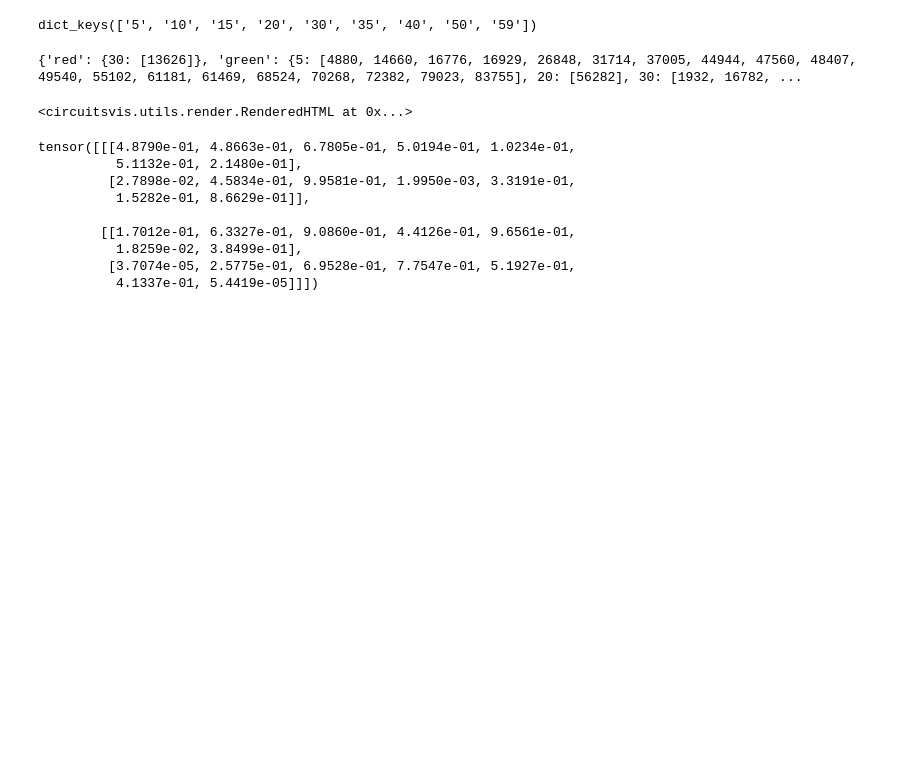
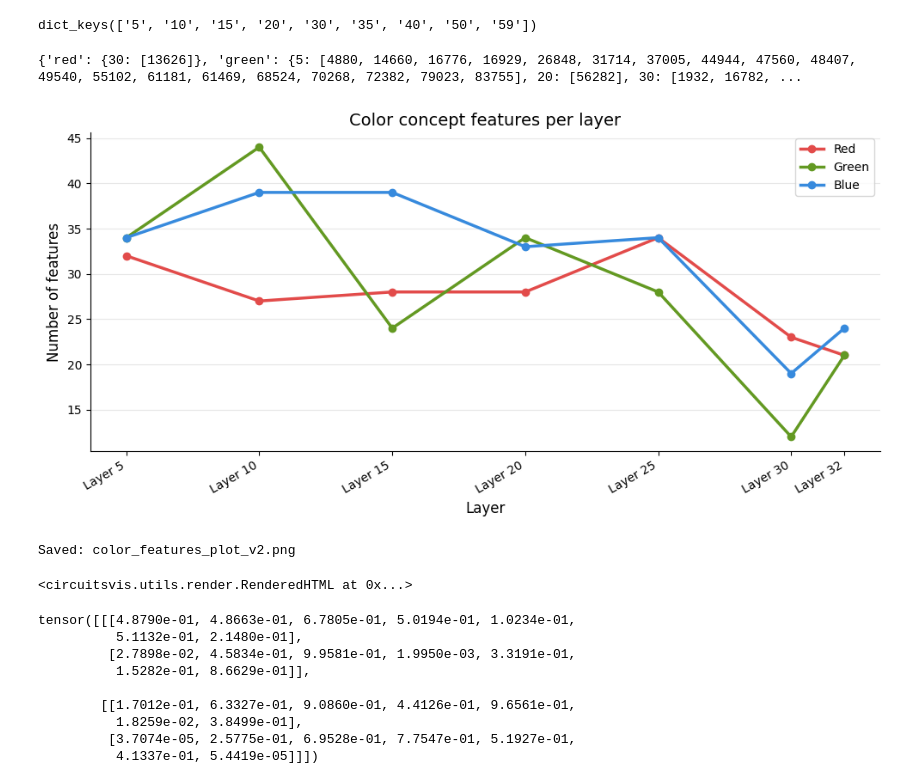
Before and after one commit to kindamashal/dataset-curation, a Jupyter notebook: src/features/visualize/visualize_text.ipynb, the cells around one changed output. Cells and saved outputs as stored; diff of their text form; code cells hidden in the pictures; blank space fills up the shorter version.

```diff
--- a/src/features/visualize/visualize_text.ipynb
+++ b/src/features/visualize/visualize_text.ipynb
@@ -129,6 +129,72 @@ with open("../../../feats/red.json", "w") as f:
 #layer 15 feat 1, 2, 3
 #layer 20 feat (0, 1:colors), 3
 #layer 40 feat 12
+# %%
+import matplotlib.pyplot as plt
+
+layers = [5, 10, 15, 20, 25, 30, 32]
+
+red = {
+    "5":  [20737, 24706, 39554, 39300, 31370, 34188, 51985, 3729, 36632, 60064, 35617, 21796, 4645, 28205, 44078, 13744, 49328, 40376, 57272, 19265, 49474, 20292, 61509, 4422, 13898, 54748, 13917, 734, 24697, 996, 51703, 36985],
+    "10": [38535, 37129, 57359, 46736, 63635, 52503, 55835, 16545, 19492, 38056, 5688, 55481, 21691, 11457, 5190, 11259, 30546, 43480, 43353, 30686, 37598, 6112, 14182, 42732, 8430, 9973, 2427],
+    "15": [8962, 34311, 32277, 24857, 37921, 35619, 17705, 63793, 23985, 4531, 16180, 18998, 38586, 38592, 34503, 65351, 56650, 7758, 22864, 59604, 63188, 12504, 56281, 42595, 17127, 34936, 52220, 18175],
+    "20": [30467, 65032, 49680, 38418, 13078, 45591, 7576, 45849, 63398, 61991, 9258, 7084, 41008, 33078, 5944, 1464, 45389, 62288, 47186, 24419, 28645, 49894, 38120, 44776, 29930, 60782, 58351, 2929],
+    "25": [22147, 40708, 2570, 56208, 28821, 27670, 53528, 6048, 7461, 49191, 8618, 15660, 20781, 29744, 2354, 60083, 50612, 17078, 37177, 23995, 6848, 56385, 1611, 21451, 14289, 33502, 39778, 21092, 53483, 2799, 23408, 10223, 49018, 12030],
+    "30": [55041, 2946, 31753, 2579, 2709, 16533, 45975, 57239, 53279, 40486, 48681, 64043, 30145, 48453, 8903, 59978, 55883, 53079, 4191, 31201, 30698, 56442, 39803],
+    "32": [51334, 35082, 61067, 15884, 47374, 8229, 63525, 21671, 26534, 49717, 4668, 40514, 46534, 14930, 42842, 5468, 608, 18026, 50416, 58867, 16378],
+}
+
+blue = {
+    "5":  [39300, 26374, 17672, 10378, 51985, 8982, 18074, 31904, 4645, 48295, 46760, 4018, 35891, 63925, 37430, 14265, 23227, 51644, 45505, 46403, 20292, 56262, 8263, 13898, 33483, 44372, 51541, 42215, 31847, 20075, 19437, 42227, 59385, 18042],
+    "10": [32642, 4356, 55172, 30471, 56331, 15760, 42004, 44702, 50080, 16545, 22306, 50081, 52390, 12076, 31660, 64050, 55481, 54465, 22852, 11259, 61262, 47694, 20816, 57813, 5846, 33495, 45016, 34395, 25439, 30559, 18785, 6626, 6112, 23527, 50031, 49909, 13304, 26491, 1404],
+    "15": [42880, 8962, 34311, 59017, 4370, 24857, 2331, 34936, 43036, 20765, 17705, 63793, 4531, 16180, 38326, 38200, 49465, 16957, 29118, 38592, 21447, 21192, 21324, 7758, 22864, 59604, 55894, 12504, 56281, 38882, 42595, 17127, 42215, 11116, 53106, 58488, 6522, 9211, 50296],
+    "20": [30467, 12036, 32525, 48401, 38418, 2707, 47251, 18833, 13078, 45591, 39321, 42275, 39843, 63398, 61991, 35755, 7084, 41008, 1464, 17082, 56897, 58820, 31815, 36686, 3280, 21342, 24420, 44776, 29930, 60782, 58351, 36340, 64895],
+    "25": [12294, 33938, 16530, 1555, 7461, 58025, 49577, 15660, 38188, 38062, 57136, 3252, 44343, 56385, 33859, 54342, 57287, 51656, 38858, 12622, 62424, 861, 52317, 35295, 29929, 20970, 25323, 23020, 30828, 13806, 3312, 63219, 40443, 10367],
+    "30": [22529, 31753, 25742, 39186, 45975, 4650, 9644, 1718, 63031, 24760, 63304, 11218, 4191, 1514, 30698, 35311, 23537, 45170, 56442],
+    "32": [51334, 15878, 7817, 33418, 61067, 13, 55191, 64411, 32283, 24479, 20780, 27825, 4668, 27213, 59086, 49237, 37589, 42842, 5468, 61663, 8929, 26474, 58867, 15732],
+}
+
+green = {
+    "5":  [20737, 34188, 34447, 51985, 46613, 18074, 21796, 4645, 20393, 44078, 64305, 62643, 33332, 59061, 16438, 20919, 58942, 24132, 20292, 64456, 13898, 49738, 6988, 21708, 30037, 42722, 16484, 35813, 27753, 52204, 45679, 14449, 32760, 24697],
+    "10": [11649, 41346, 37507, 65164, 46093, 15760, 37777, 42004, 42647, 280, 36000, 42530, 44069, 302, 1970, 54198, 51512, 55481, 23610, 25275, 46268, 55229, 48317, 42181, 15306, 47694, 30931, 13780, 33495, 16343, 35930, 14177, 24161, 30563, 14948, 56165, 23142, 53094, 55787, 19565, 5998, 29423, 49400, 18430],
+    "15": [42880, 8962, 34950, 34311, 4370, 24857, 34936, 17705, 15152, 63793, 4531, 16180, 38326, 49465, 7758, 22864, 59604, 63188, 12504, 56281, 17127, 60914, 58488, 50296],
+    "20": [30467, 65032, 32654, 48401, 27025, 30612, 13078, 45591, 60952, 45849, 45721, 39321, 7576, 63398, 58792, 35755, 7084, 41008, 1464, 8901, 31815, 36686, 30802, 31961, 44776, 38120, 60782, 45424, 2929, 36340, 11637, 54646, 39674, 39422],
+    "25": [16788, 278, 7461, 38310, 15660, 40375, 8504, 6848, 56385, 60228, 31557, 34760, 62024, 22987, 1997, 12622, 9679, 27992, 861, 6499, 21092, 20970, 50283, 60910, 3312, 371, 40443, 10367],
+    "30": [51075, 10659, 40486, 31753, 38506, 12784, 45689, 45170, 35670, 47289, 62906, 9532],
+    "32": [13058, 38408, 33418, 61067, 13, 18849, 58019, 20780, 62389, 57914, 2253, 59086, 46415, 58193, 14930, 49237, 41941, 5468, 52190, 34156, 58867],
+}
+
+def count_features(color_dict, layers):
+    return [len(color_dict.get(str(l), [])) for l in layers]
+
+red_counts   = count_features(red, layers)
+green_counts = count_features(green, layers)
+blue_counts  = count_features(blue, layers)
+
+fig, ax = plt.subplots(figsize=(10, 5))
+
+ax.plot(layers, red_counts,   color='#E24B4A', marker='o', linewidth=2.5, markersize=6, label='Red')
+ax.plot(layers, green_counts, color='#639922', marker='o', linewidth=2.5, markersize=6, label='Green')
+ax.plot(layers, blue_counts,  color='#378ADD', marker='o', linewidth=2.5, markersize=6, label='Blue')
+
+ax.set_xlabel('Layer', fontsize=12)
+ax.set_ylabel('Number of features', fontsize=12)
+ax.set_title('Color concept features per layer', fontsize=14)
+ax.set_xticks(layers)
+ax.set_xticklabels([f'Layer {l}' for l in layers], rotation=30, ha='right')
+ax.yaxis.get_major_locator().set_params(integer=True)
+ax.legend()
+ax.grid(axis='y', alpha=0.3)
+ax.spines['top'].set_visible(False)
+ax.spines['right'].set_visible(False)
+
+plt.tight_layout()
+plt.savefig('color_features_plot_v2.png', dpi=150)
+plt.show()
+print("Saved: color_features_plot_v2.png")
+# %% [output]
+[figure, added]
+Saved: color_features_plot_v2.png
 # %%
 rendered
 # %% [output]
```
